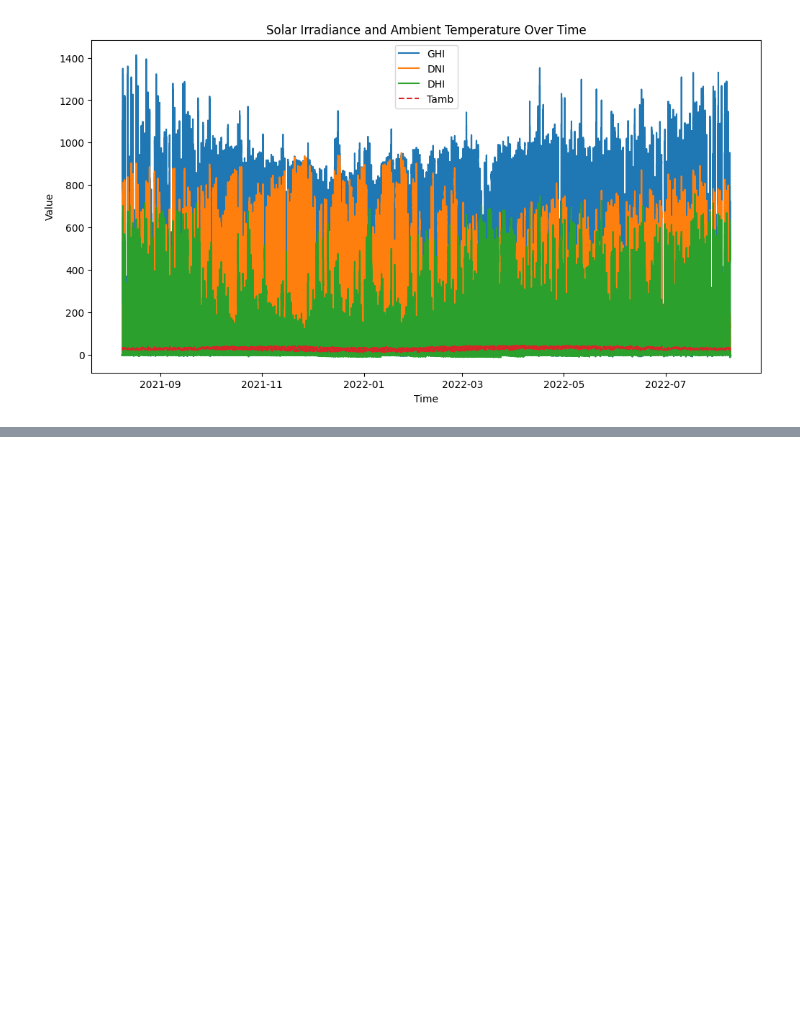
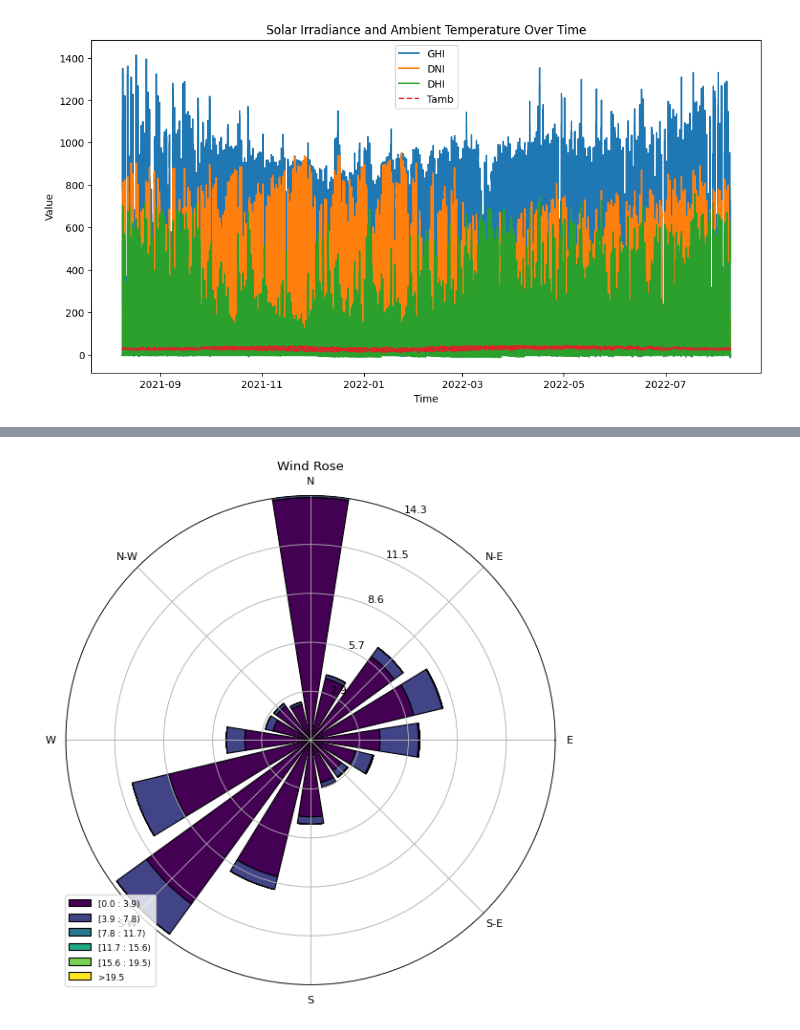
Before and after one commit to nani020/Kifiya-week0, a Jupyter notebook: notebooks/EDA.ipynb, the cells around one changed output, grey strips where cells are left out. Cells and saved outputs as stored; diff of their text form; code cells hidden in the pictures; blank space fills up the shorter version.

```diff
--- a/notebooks/EDA.ipynb
+++ b/notebooks/EDA.ipynb
@@ -96,0 +111,10 @@ plt.show()
+# %%
+#wind analysis
+from windrose import WindroseAxes
+ax = WindroseAxes.from_ax()
+ax.bar(data['WD'], data['WS'], normed=True, opening=0.8, edgecolor='black')
+ax.set_title('Wind Rose')
+ax.set_legend()
+plt.show()
+# %% [output]
+[figure, added]
```
Also changed, not shown: parts of 3 cells of this notebook.
